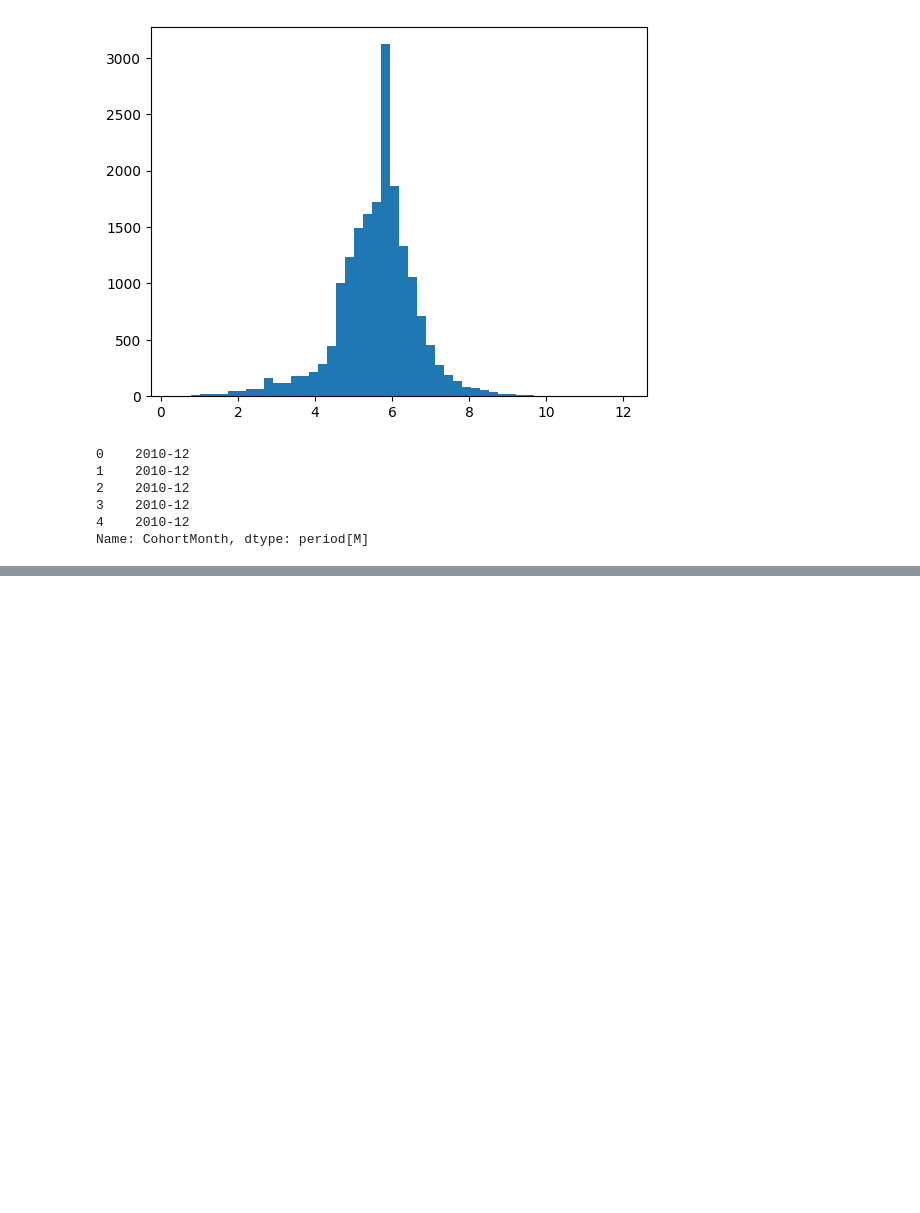
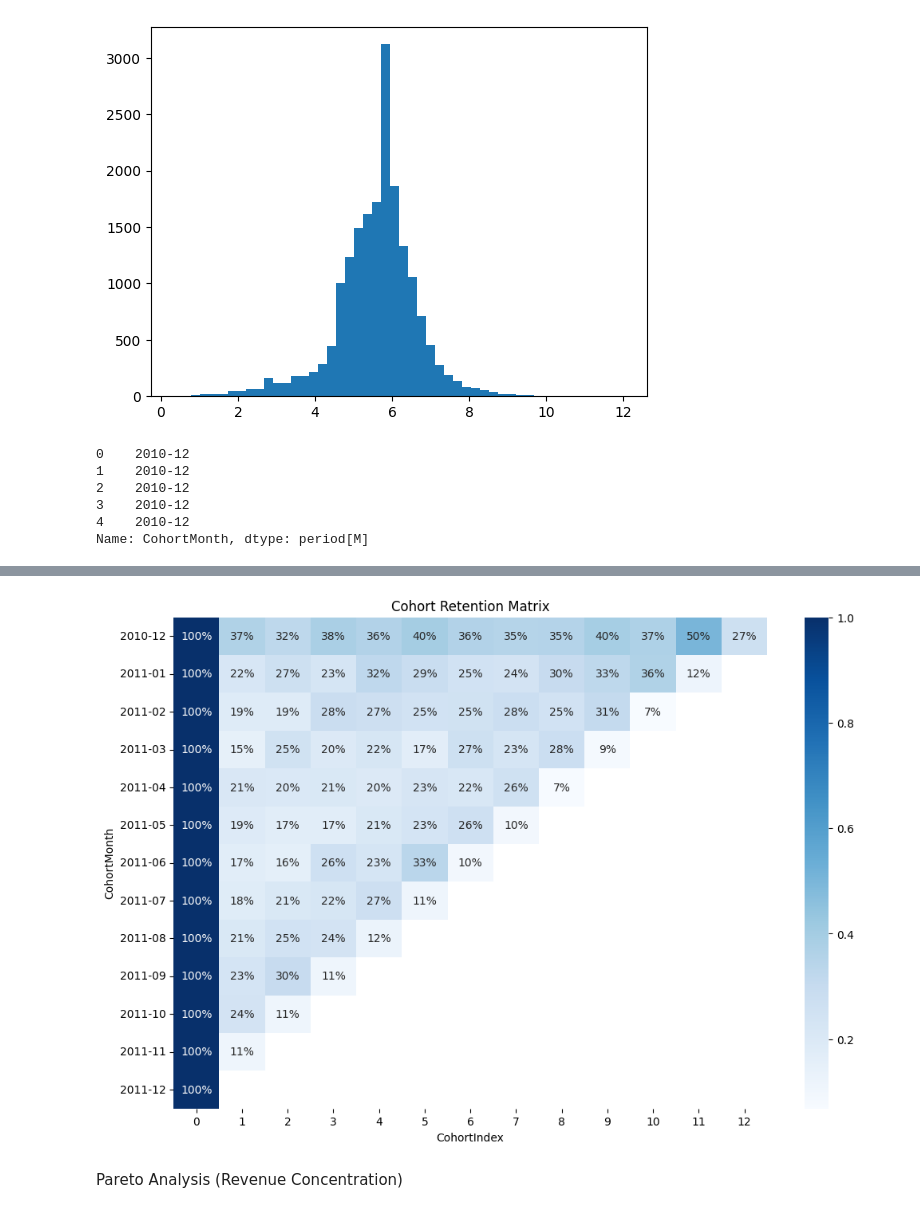
Before and after one commit to barelywinning/gcc-revenue-intelligence, a Jupyter notebook: notebooks/data_exploration.ipynb, the cells around one changed output, grey strips where cells are left out. Drawn from its saved outputs; the diff is of its cells as text; code cells hidden in the pictures; blank space fills up the shorter version.

```diff
--- a/notebooks/data_exploration.ipynb
+++ b/notebooks/data_exploration.ipynb
@@ -202,0 +266,7 @@ Name: CohortMonth, dtype: period[M]
+# %%
+df["InvoiceMonth"] = df["InvoiceDate"].dt.to_period("M")
+
+df["CohortIndex"] = (
+    (df["InvoiceMonth"].dt.year - df["CohortMonth"].dt.year) * 12 +
+    (df["InvoiceMonth"].dt.month - df["CohortMonth"].dt.month)
+)
@@ -202,0 +293,25 @@ Name: CohortMonth, dtype: period[M]
+# %%
+cohort_data = df.groupby(["CohortMonth", "CohortIndex"])["Customer ID"]\
+    .nunique()\
+    .reset_index()
+# %%
+cohort_pivot = cohort_data.pivot(
+    index="CohortMonth",
+    columns="CohortIndex",
+    values="Customer ID"
+)
+# %%
+cohort_sizes = cohort_pivot.iloc[:, 0]
+retention = cohort_pivot.divide(cohort_sizes, axis=0)
+# %%
+import seaborn as sns
+import matplotlib.pyplot as plt
+
+plt.figure(figsize=(12,8))
+sns.heatmap(retention, annot=True, fmt=".0%", cmap="Blues")
+plt.title("Cohort Retention Matrix")
+plt.show()
+# %% [output]
+[figure, added]
+# %% [markdown]
+Pareto Analysis (Revenue Concentration)
```
Also changed, not shown: parts of 31 cells of this notebook.
